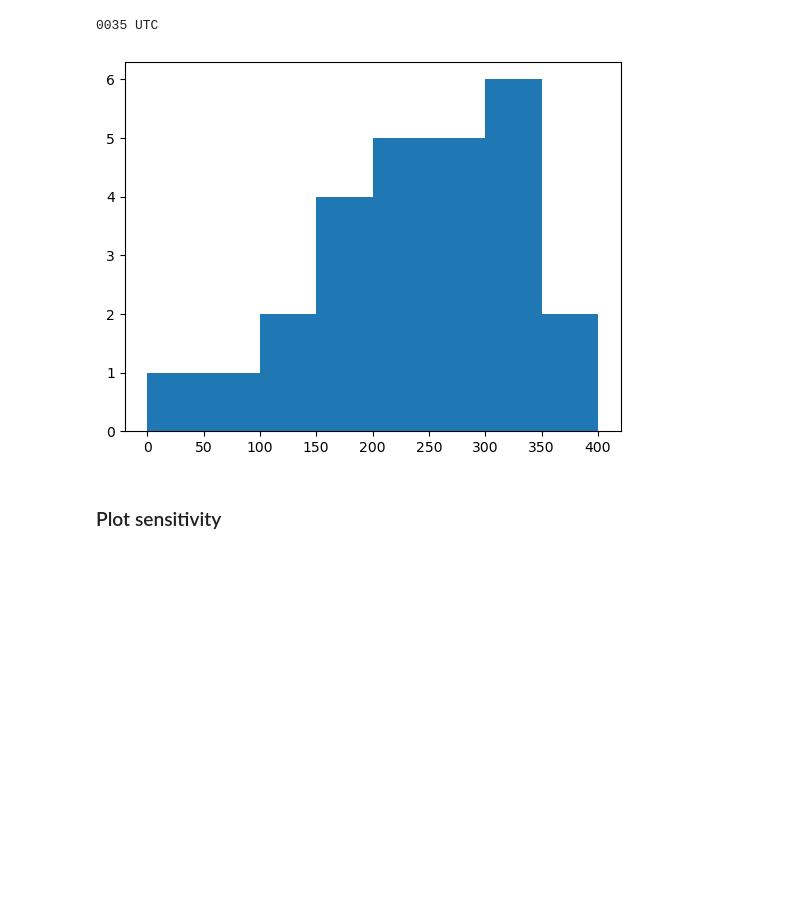
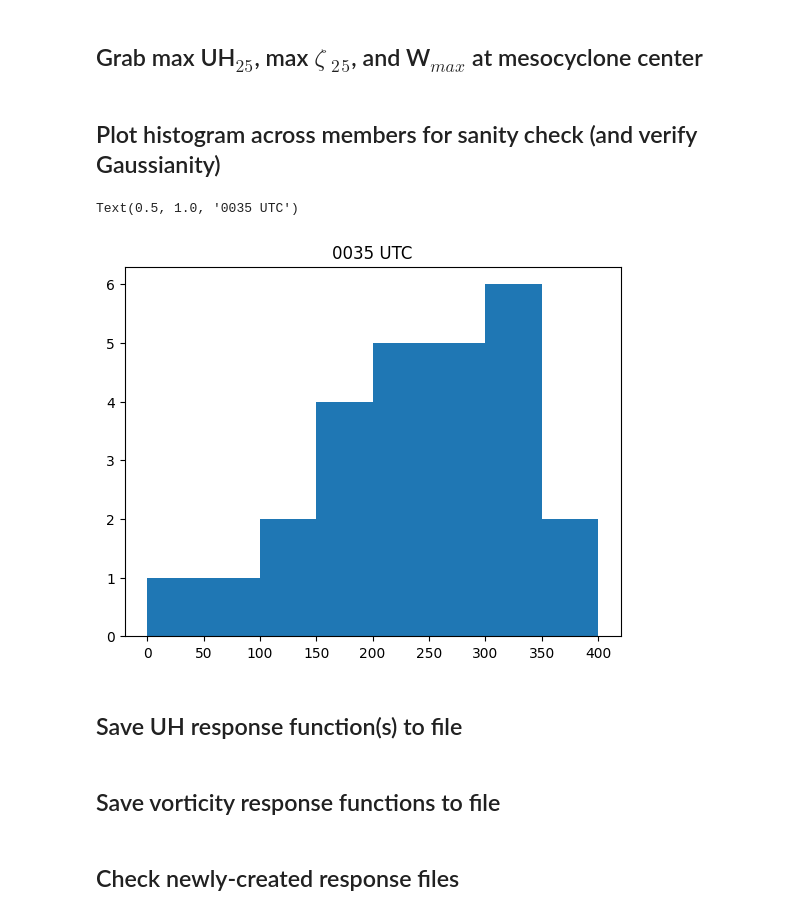
Before and after one commit to falettiwx/WoFS-ESA-Manuscript-Code, a Jupyter notebook: wrf_process/storm_centering/stormcentering_response.ipynb, the cells around one changed output. Drawn from its saved outputs; the diff is of its cells as text; code cells hidden in the pictures; blank space fills up the shorter version.

Commit message:
Corrected/cleaned storm centering code

```diff
--- a/wrf_process/storm_centering/stormcentering_response.ipynb
+++ b/wrf_process/storm_centering/stormcentering_response.ipynb
@@ -30,10 +35,10 @@ cr.varvis_c(file_latlons, df, '290000', mem=8, var='UP_HELI_MAX')
+# %% [markdown]
+## Grab max UH$_{25}$, max $\zeta$ ${_2}{_5}$, and W$_{max}$ at mesocyclone center
 # %%
-files = files_wofs
-
 uhmax_time, wzmax_time, wmax_time, time = [],[],[],[]
 for i, (nycol, nxcol) in enumerate(zip(df.columns[0::2], df.columns[1::2])):
 
-    ds = xr.open_dataset(files[i])
+    ds = xr.open_dataset(files_wofs[i])
 
     uh_max, wz_max, w_max = [],[],[]
 
@@ -49,9 +54,7 @@ for i, (nycol, nxcol) in enumerate(zip(df.columns[0::2], df.columns[1::2])):
             continue
 
         max_uh = float(ds['UP_HELI_MAX'][mem,0,center_ny,center_nx].values)
-
         max_wz = float(np.nanmax(ds['WZ_25'][mem,0,center_ny-2:center_ny+3,center_nx-2:center_nx+3]))
-
         max_w = float(np.nanmax(ds['W_UP_MAX'][mem,0,center_ny-2:center_ny+3,center_nx-2:center_nx+3]))
 
         uh_max.append(max_uh)
@@ -62,12 +65,16 @@ for i, (nycol, nxcol) in enumerate(zip(df.columns[0::2], df.columns[1::2])):
     wzmax_time.append(wz_max)
     wmax_time.append(w_max)
     time.append(nxcol[:8])
+# %% [markdown]
+## Plot histogram across members for sanity check (and verify Gaussianity)
 # %%
-idx=-6
+idx=-6 # 5-min intervals
 
 plt.hist(uhmax_time[idx], bins=np.arange(0,450,50))
-print(time[idx])
+plt.title(time[idx])
 # %% [output]
-0035 UTC
+Text(0.5, 1.0, '0035 UTC')
-[figure, old version]
+[figure, new version]
+# %% [markdown]
+## Save UH response function(s) to file
 # %%
@@ -153 +163,3 @@ ds_respout_05 = xr.Dataset(
+# %% [markdown]
+## Save vorticity response functions to file
 # %%
@@ -233,2 +245,2 @@ ds_respout_05.to_netcdf(path=f'respout_center/resp_{ds_respout_05.RESP_VAR}_{ds_
 # %% [markdown]
-### Plot sensitivity
+## Check newly-created response files
```
Also changed, not shown: parts of 17 cells of this notebook, 1 other file.
